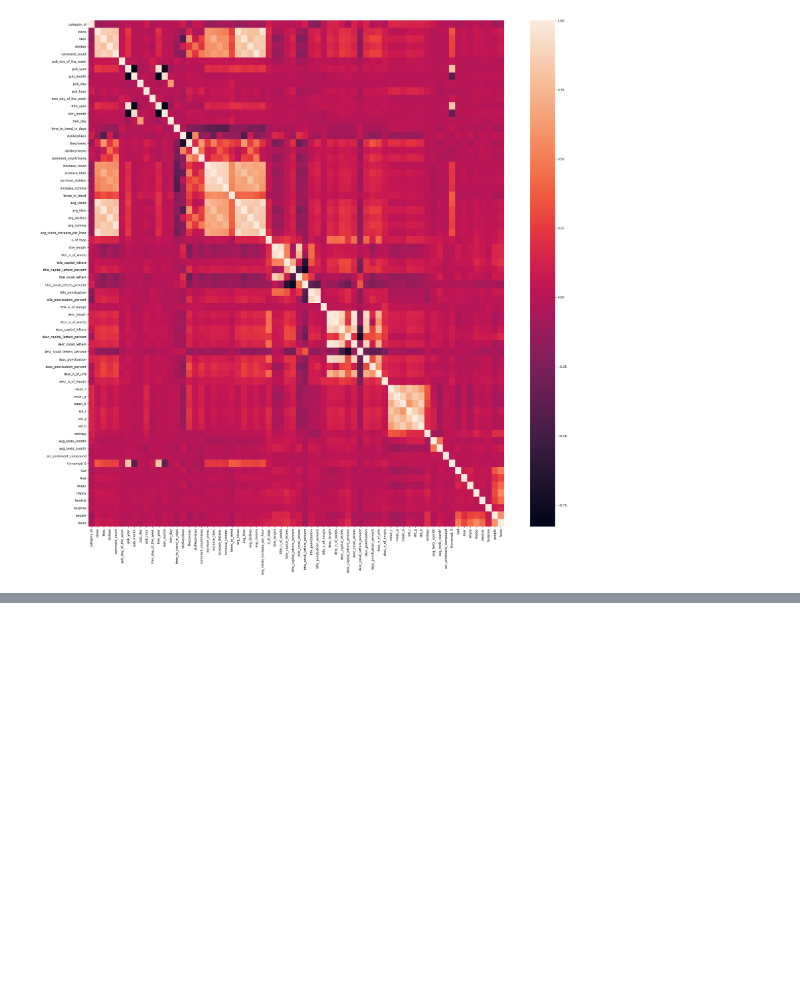
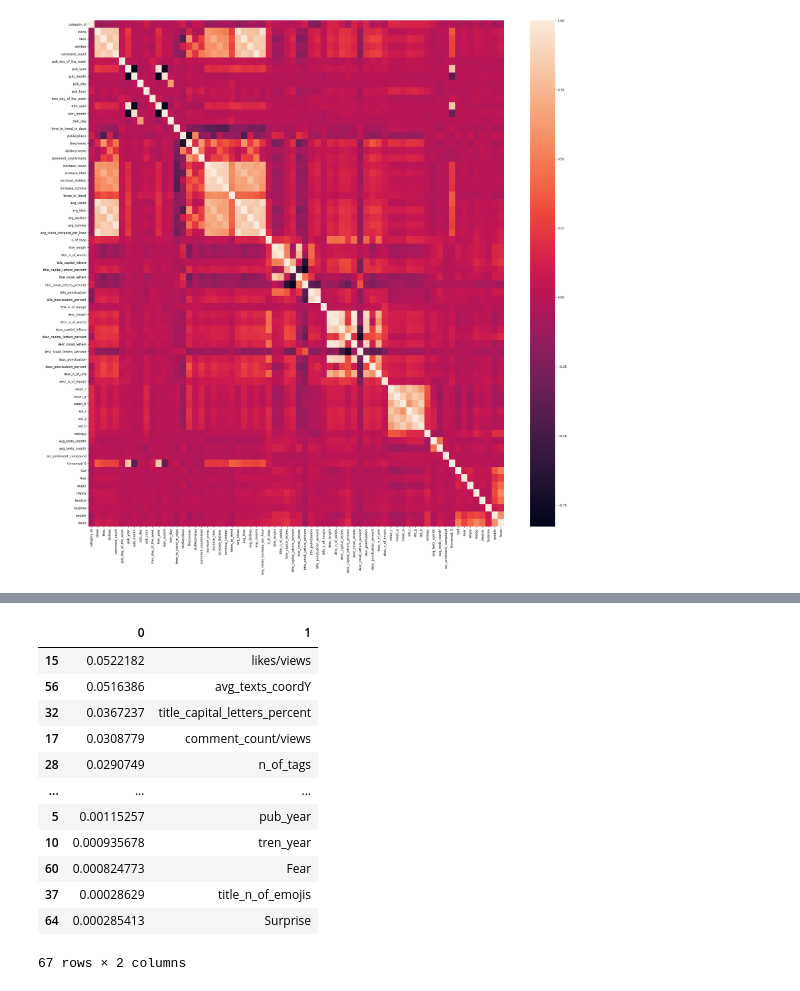
Before and after one commit to AdamKlejda/PED_YT, a Jupyter notebook: notebooks/Etap3/Corr and feature imp.ipynb, the cells around one changed output, grey strips where cells are left out. Saved outputs shown, nothing was run; the diff lists cells and outputs as text; code cells hidden in the pictures; blank space fills up the shorter version.

```diff
--- a/notebooks/Etap3/Untitled.ipynb
+++ b/notebooks/Etap3/Corr and feature imp.ipynb
@@ -45,0 +101,28 @@ dfUS
+# %%
+import numpy as np
+from sklearn.ensemble import BaggingClassifier
+from sklearn.tree import DecisionTreeClassifier
+
+clf = BaggingClassifier(DecisionTreeClassifier())
+clf.fit(X, y)
+
+feature_importances = np.mean([
+    tree.feature_importances_ for tree in clf.estimators_
+], axis=0)
+
+df = pd.DataFrame(np.dstack([feature_importances,X.columns])[0])
+df.sort_values(by=0,ascending=False)
+# %% [output]
+|  | 0 | 1 |
+| 15 | 0.0522182 | likes/views |
+| 56 | 0.0516386 | avg_texts_coordY |
+| 32 | 0.0367237 | title_capital_letters_percent |
+| 17 | 0.0308779 | comment_count/views |
+| 28 | 0.0290749 | n_of_tags |
+| ... | ... | ... |
+| 5 | 0.00115257 | pub_year |
+| 10 | 0.000935678 | tren_year |
+| 60 | 0.000824773 | Fear |
+| 37 | 0.00028629 | title_n_of_emojis |
+| 64 | 0.000285413 | Surprise |
+67 rows × 2 columns
```
Also changed, not shown: parts of 10 cells of this notebook.
